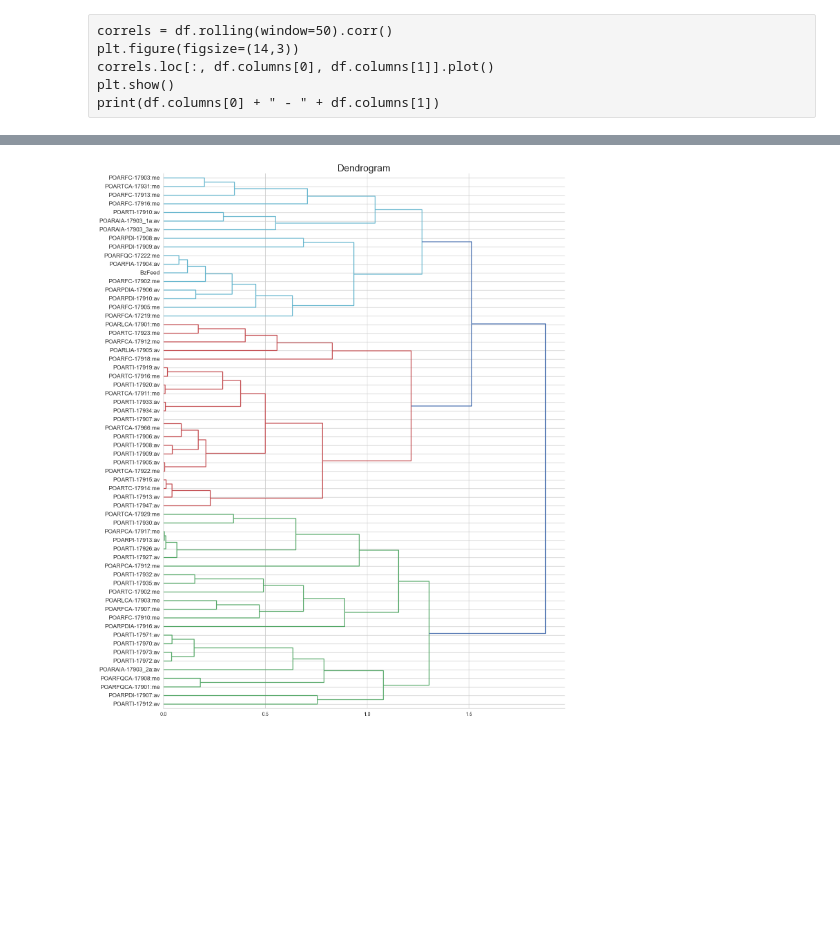
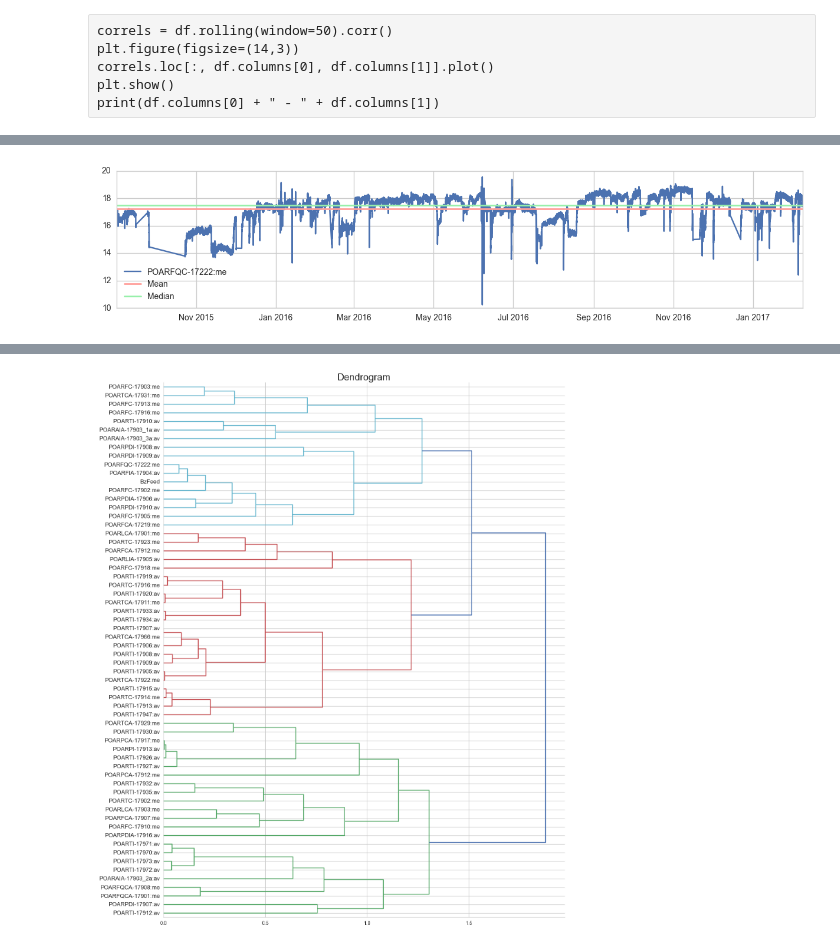
Before and after one commit to clijda/IP21analysis, a Jupyter notebook: DataExplorationIP21.ipynb, the cells around one changed output, grey strips where cells are left out. Saved outputs shown, nothing was run; the diff lists cells and outputs as text; code cells hidden in the pictures; blank space fills up the shorter version.

```diff
--- a/DataExplorationIP21.ipynb
+++ b/DataExplorationIP21.ipynb
@@ -198,0 +204,10 @@ print(df.columns[0] + " - " + df.columns[1])
+# %%
+plt.figure(figsize=(15,3))
+plt.plot(df.index,df[strTagName],label=strTagName)
+plt.axhline(y = df[strTagName].mean(), linewidth=2, color = 'r',label='Mean')
+plt.axhline(y = df[strTagName].median(), linewidth=2, color = 'g',label='Median')
+plt.legend(loc='lower left')
+plt.show()
+#py.iplot_mpl(fig, strip_style = True)
+# %% [output]
+[figure, added]
```
Also changed, not shown: parts of 22 cells of this notebook.
